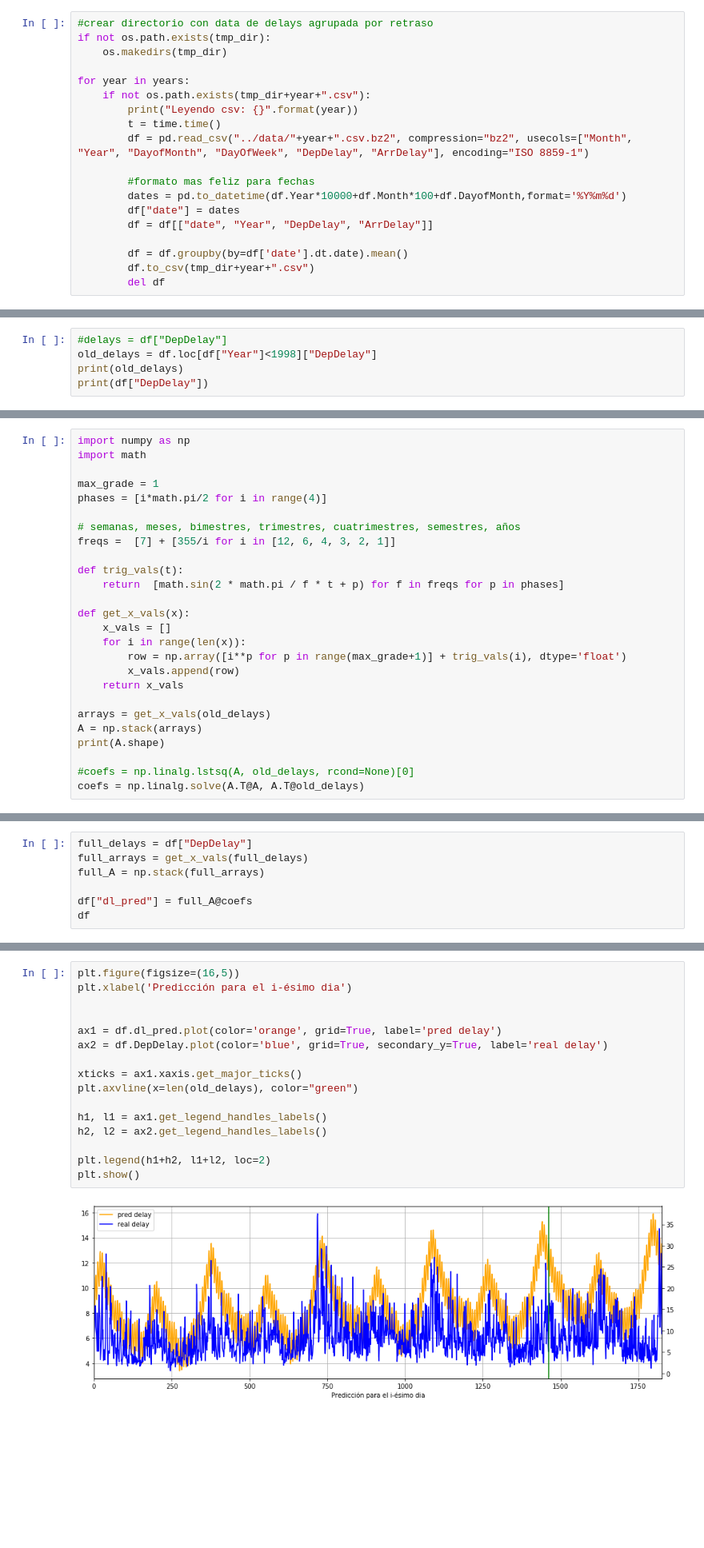
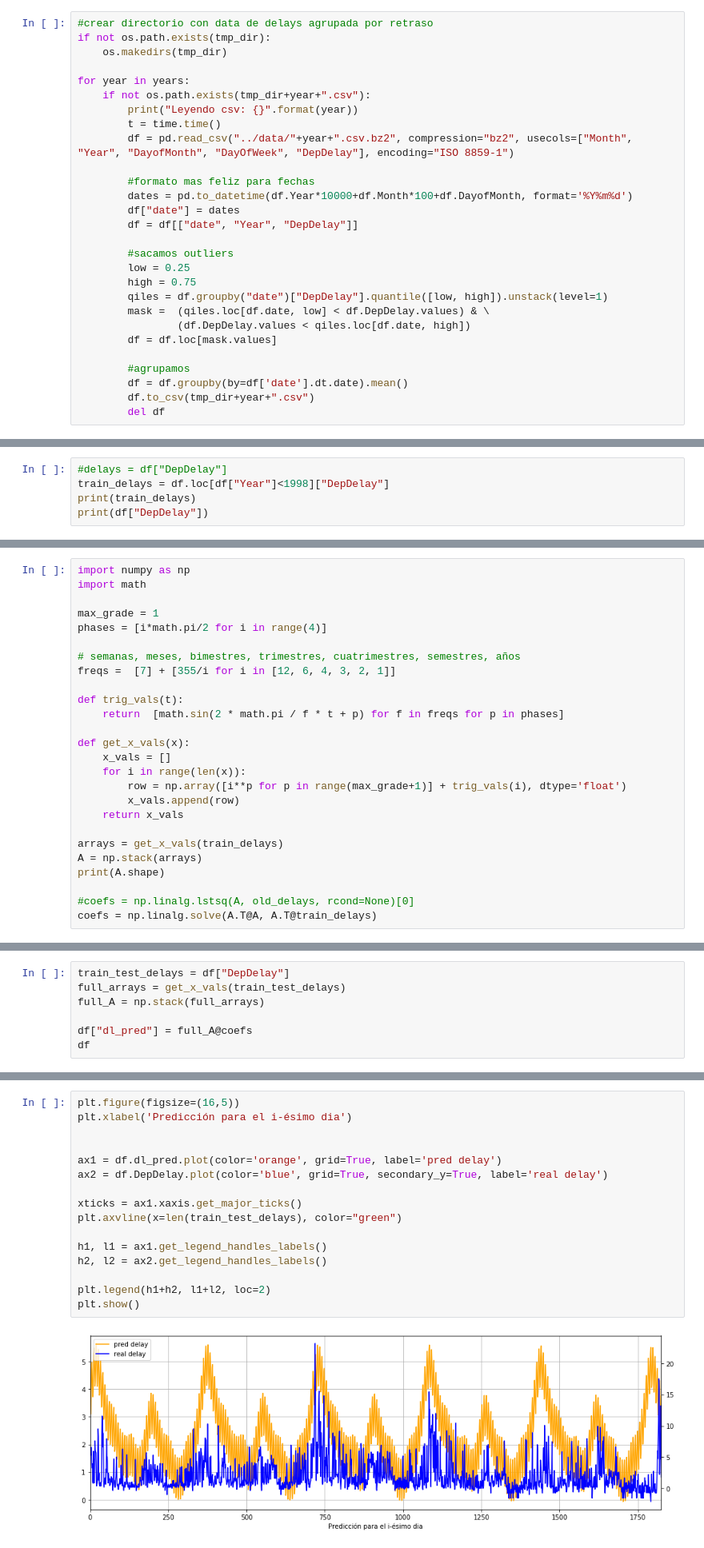
Before and after one commit to jpcenteno/flight-delay-estimation, a Jupyter notebook: notebooks/monthly_delay.ipynb, the cells around one changed output, grey strips where cells are left out. Shown at 80% size. Cells and saved outputs as stored; diff of their text form; blank space fills up the shorter version.

Commit message:
trim de outliers para exp de delay

```diff
--- a/notebooks/monthly_delay.ipynb
+++ b/notebooks/monthly_delay.ipynb
@@ -27,13 +29,22 @@ for year in years:
     if not os.path.exists(tmp_dir+year+".csv"):
         print("Leyendo csv: {}".format(year))
         t = time.time()
-        df = pd.read_csv("../data/"+year+".csv.bz2", compression="bz2", usecols=["Month", "Year", "DayofMonth", "DayOfWeek", "DepDelay", "ArrDelay"], encoding="ISO 8859-1")
+        df = pd.read_csv("../data/"+year+".csv.bz2", compression="bz2", usecols=["Month", "Year", "DayofMonth", "DayOfWeek", "DepDelay"], encoding="ISO 8859-1")
 
         #formato mas feliz para fechas
-        dates = pd.to_datetime(df.Year*10000+df.Month*100+df.DayofMonth,format='%Y%m%d')
+        dates = pd.to_datetime(df.Year*10000+df.Month*100+df.DayofMonth, format='%Y%m%d')
         df["date"] = dates
-        df = df[["date", "Year", "DepDelay", "ArrDelay"]]
+        df = df[["date", "Year", "DepDelay"]]
 
+        #sacamos outliers
+        low = 0.25
+        high = 0.75
+        qiles = df.groupby("date")["DepDelay"].quantile([low, high]).unstack(level=1)
+        mask =  (qiles.loc[df.date, low] < df.DepDelay.values) & \
+                (df.DepDelay.values < qiles.loc[df.date, high])
+        df = df.loc[mask.values]
+
+        #agrupamos
         df = df.groupby(by=df['date'].dt.date).mean()
         df.to_csv(tmp_dir+year+".csv")
         del df
@@ -102,7 +115,7 @@ df.plot(x="date", y="DepDelay", linestyle='-', figsize=(16,4))
 ## CML acá
 # %%
 #delays = df["DepDelay"]
-old_delays = df.loc[df["Year"]<1998]["DepDelay"]
-print(old_delays)
+train_delays = df.loc[df["Year"]<1998]["DepDelay"]
+print(train_delays)
 print(df["DepDelay"])
 # %% [output]
@@ -151,11 +164,11 @@ def get_x_vals(x):
         x_vals.append(row)
     return x_vals
 
-arrays = get_x_vals(old_delays)
+arrays = get_x_vals(train_delays)
 A = np.stack(arrays)
 print(A.shape)
 
 #coefs = np.linalg.lstsq(A, old_delays, rcond=None)[0]
-coefs = np.linalg.solve(A.T@A, A.T@old_delays)
+coefs = np.linalg.solve(A.T@A, A.T@train_delays)
 # %% [output]
 (1461, 30)
@@ -164,6 +178,6 @@ del df["dl_pred"]
 # %%
-full_delays = df["DepDelay"]
-full_arrays = get_x_vals(full_delays)
+train_test_delays = df["DepDelay"]
+full_arrays = get_x_vals(train_test_delays)
 full_A = np.stack(full_arrays)
 
 df["dl_pred"] = full_A@coefs
@@ -185,21 +199,21 @@ df
 # %%
 plt.figure(figsize=(16,5))
 plt.xlabel('Predicción para el i-ésimo dia')
 
 
 ax1 = df.dl_pred.plot(color='orange', grid=True, label='pred delay')
 ax2 = df.DepDelay.plot(color='blue', grid=True, secondary_y=True, label='real delay')
 
 xticks = ax1.xaxis.get_major_ticks()
-plt.axvline(x=len(old_delays), color="green")
+plt.axvline(x=len(train_test_delays), color="green")
 
 h1, l1 = ax1.get_legend_handles_labels()
 h2, l2 = ax2.get_legend_handles_labels()
 
 plt.legend(h1+h2, l1+l2, loc=2)
 plt.show()
 # %% [output]
-[figure, old version]
+[figure, new version]
 # %% [markdown]
 ## BORRAR ARCHIVOS
 # %%
```
Also changed, not shown: parts of 9 cells of this notebook.
